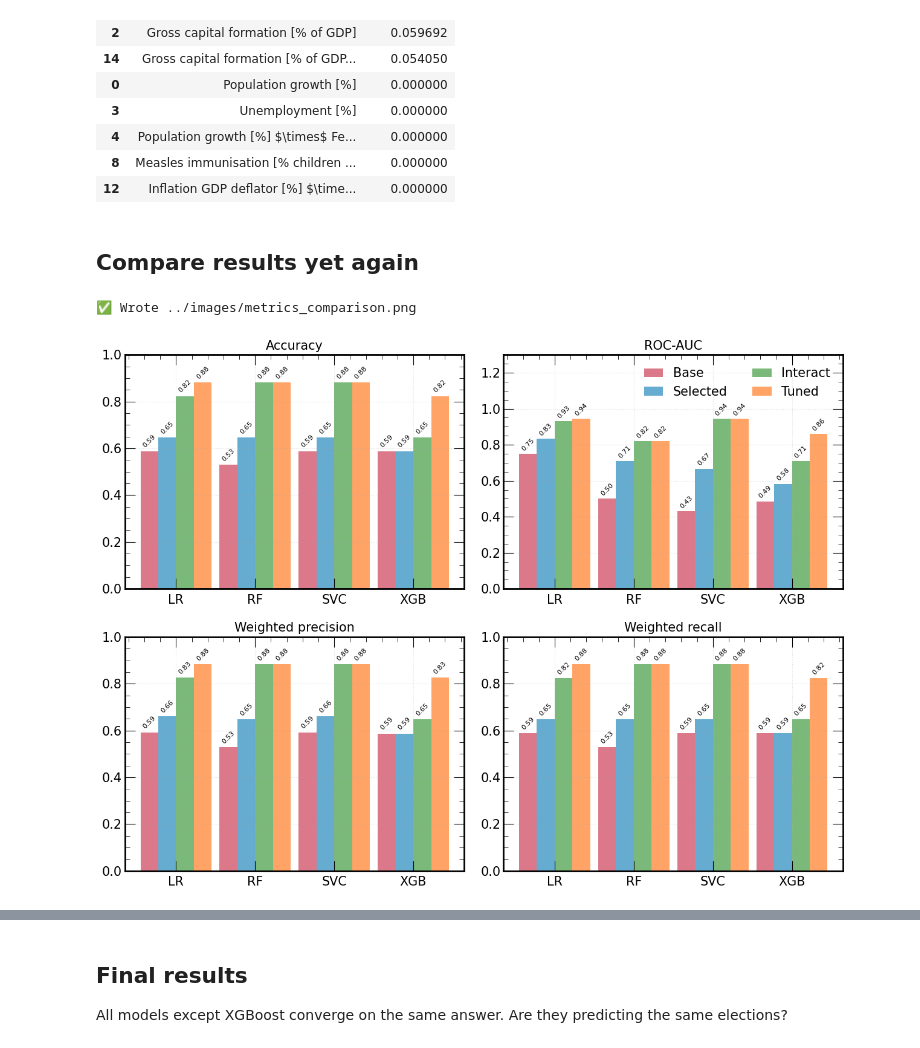
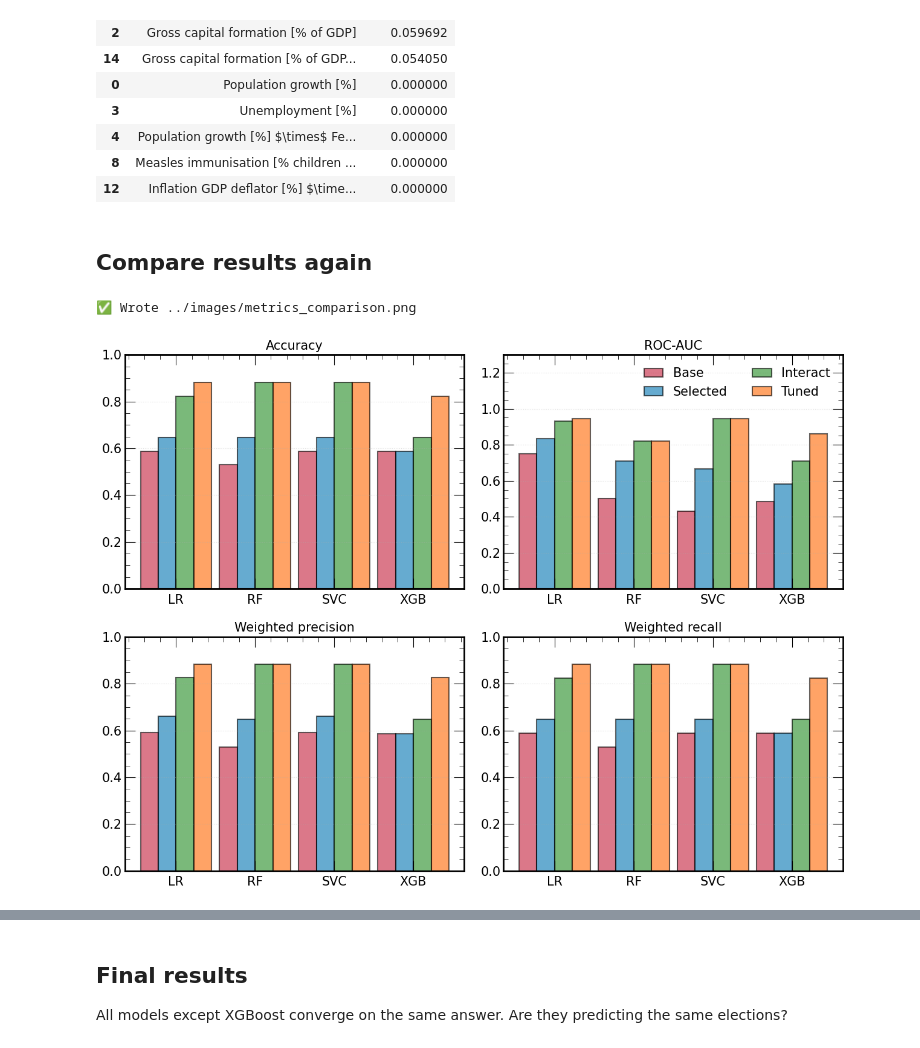
Before and after one commit to sam-grant/election-predictor, a Jupyter notebook: code/main.ipynb, the cells around one changed output, grey strips where cells are left out. Saved outputs shown, nothing was run; the diff lists cells and outputs as text; code cells hidden in the pictures.

```diff
--- a/code/main.ipynb
+++ b/code/main.ipynb
@@ -1568,7 +1574,7 @@ metrics[tag] = Analyse(results[tag]).execute(X=X_tune, save_output=True)
 | 8 | Measles immunisation [% children ... | 0.000000 |
 | 12 | Inflation GDP deflator [%] $\time... | 0.000000 |
 # %% [markdown]
-## Compare results yet again
+## Compare results again
 # %%
 # Compare all model variants: base, selected features, and selected+interactions
 import numpy as np
@@ -1620,41 +1626,40 @@ for i, (metric, data, title) in enumerate([
     (acc, acc, "Accuracy"),
     (auc, auc, "ROC-AUC"),
     (precision, precision, "Weighted precision"),
     (recall, recall, "Weighted recall"),
 ]):
     row, col = divmod(i, 2)
     for j in range(len(variant_labels)):
         offset = (j - 1.5) * bar_width  # Centre the bars
         bars = ax[row, col].bar(
             x + offset,
             data[:, j],
             width=bar_width,
             label=variant_labels[j],
-            alpha=0.6
-        )
-        for bar in bars:
-            height = bar.get_height()
-            if not np.isnan(height):
-                ax[row, col].text(
-                    bar.get_x() + bar.get_width() / 2., height + 0.01,
-                    f"{height:.2f}", ha="center", va="bottom", fontsize=8, rotation=45
-                )
+            alpha=0.6, edgecolor='black', linewidth=1.5)
+        # for bar in bars:
+        #     height = bar.get_height()
+        #     if not np.isnan(height):
+        #         ax[row, col].text(
+        #             bar.get_x() + bar.get_width() / 2., height + 0.01,
+        #             f"{height:.2f}", ha="center", va="bottom", fontsize=8, rotation=45
+        #         )
     ax[row, col].tick_params(axis='x', which='minor', bottom=False, labelbottom=False)
     ax[row, col].set_xticks(x)
     ax[row, col].set_xticklabels([g[0] for g in model_groups])
     ax[row, col].set_ylim([0, 1])
     #ax[row, col].set_ylabel(title)
     ax[row, col].set_title(title)
-    ax[row, col].grid(alpha=0.4)
+    ax[row, col].grid(axis="y", alpha=0.4)
     if row == 0 and col == 1:
         ax[row, col].set_ylim(0, 1.3)
         ax[row, col].legend(ncols=2, loc="upper right")
 
 plt.tight_layout()
 file_name = "../images/metrics_comparison.png"
 plt.savefig(file_name)
 print(f"✅ Wrote {file_name}")
 plt.show()
 # %% [output]
 ✅ Wrote ../images/metrics_comparison.png
-[figure, old version]
+[figure, new version]
```
Also changed, not shown: parts of 8 cells of this notebook, 7 other files.
